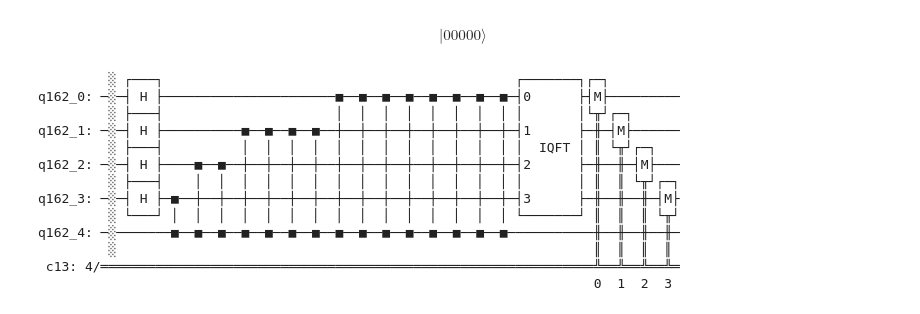
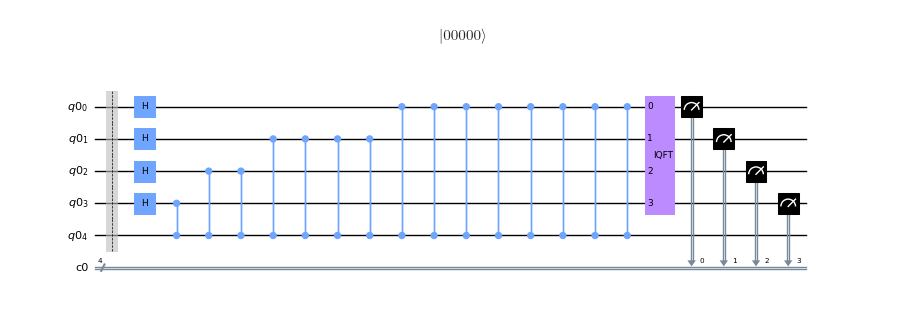
Before and after one commit to vadhri/quantum-notebook, a Jupyter notebook: qiskit/Quantum Algorithms/QPE/PhaseEstimation.ipynb, the cells around one changed output. Saved outputs shown, nothing was run; the diff lists cells and outputs as text; code cells hidden in the pictures.

```diff
--- a/qiskit/Quantum Algorithms/QPE/PhaseEstimation.ipynb
+++ b/qiskit/Quantum Algorithms/QPE/PhaseEstimation.ipynb
@@ -53,21 +53,9 @@ state.draw(output="latex")
 $$ |00000\rangle$$
 # %%
 QC.measure(range(Precision),range(Precision))
-QC.draw(scale=0.5, fold=1000)
+QC.draw(scale=0.5, output="mpl", fold=1000)
 # %% [output]
-         ░ ┌───┐                                             ┌───────┐┌─┐
-q162_0: ─░─┤ H ├──────────────────────■──■──■──■──■──■──■──■─┤0      ├┤M├─────────
-         ░ ├───┤                      │  │  │  │  │  │  │  │ │       │└╥┘┌─┐
-q162_1: ─░─┤ H ├──────────■──■──■──■──┼──┼──┼──┼──┼──┼──┼──┼─┤1      ├─╫─┤M├──────
-         ░ ├───┤          │  │  │  │  │  │  │  │  │  │  │  │ │  IQFT │ ║ └╥┘┌─┐
-q162_2: ─░─┤ H ├────■──■──┼──┼──┼──┼──┼──┼──┼──┼──┼──┼──┼──┼─┤2      ├─╫──╫─┤M├───
-         ░ ├───┤    │  │  │  │  │  │  │  │  │  │  │  │  │  │ │       │ ║  ║ └╥┘┌─┐
-q162_3: ─░─┤ H ├─■──┼──┼──┼──┼──┼──┼──┼──┼──┼──┼──┼──┼──┼──┼─┤3      ├─╫──╫──╫─┤M├
-         ░ └───┘ │  │  │  │  │  │  │  │  │  │  │  │  │  │  │ └───────┘ ║  ║  ║ └╥┘
-q162_4: ─░───────■──■──■──■──■──■──■──■──■──■──■──■──■──■──■───────────╫──╫──╫──╫─
-         ░                                                             ║  ║  ║  ║
- c13: 4/═══════════════════════════════════════════════════════════════╩══╩══╩══╩═
-                                                                       0  1  2  3
+[figure, added]
 # %%
 backend = Aer.get_backend('aer_simulator')
 QC.save_statevector()
```
Also changed, not shown: parts of 2 cells of this notebook, 6 other files.
